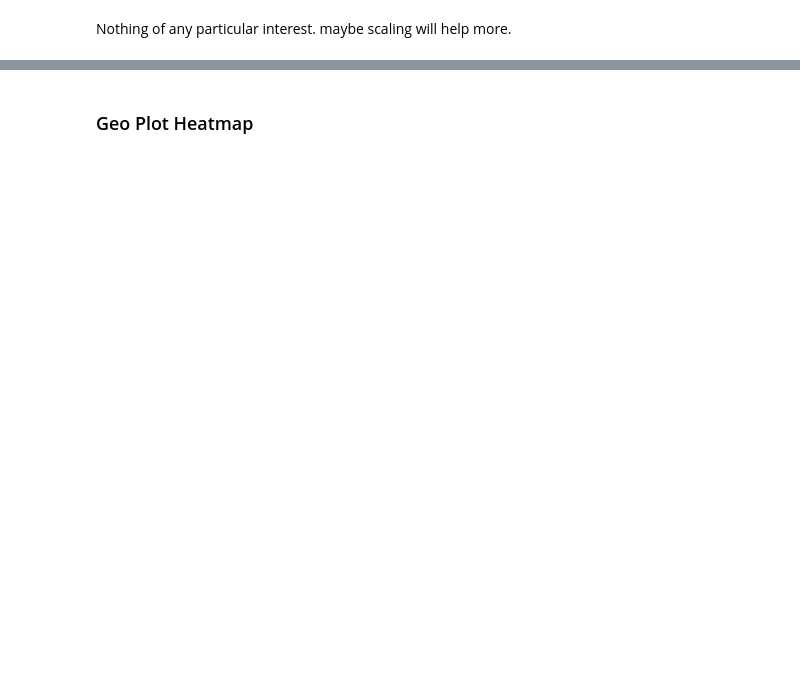
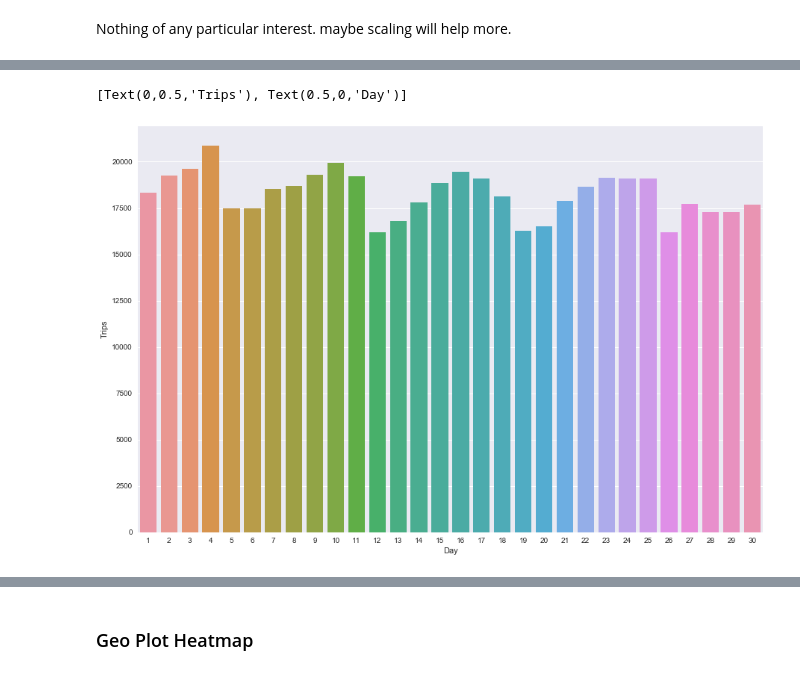
Before and after one commit to agentturbo1/Crazy-Taxi-IRL, a Jupyter notebook: Milestone, Exploration and Data Acquisition.ipynb, the cells around one changed output, grey strips where cells are left out. Saved outputs shown, nothing was run; the diff lists cells and outputs as text; code cells hidden in the pictures; blank space fills up the shorter version.

```diff
--- a/Milestone, Exploration and Data Acquisition.ipynb
+++ b/Milestone, Exploration and Data Acquisition.ipynb
@@ -200,0 +357,6 @@ plt.show()
+# %%
+ax = sns.countplot(x=yellow_data['tpep_pickup_datetime'].dt.day)
+ax.set(xlabel="Day", ylabel="Trips")
+# %% [output]
+[Text(0,0.5,'Trips'), Text(0.5,0,'Day')]
+[figure, added]
```
Also changed, not shown: parts of 39 cells of this notebook.
